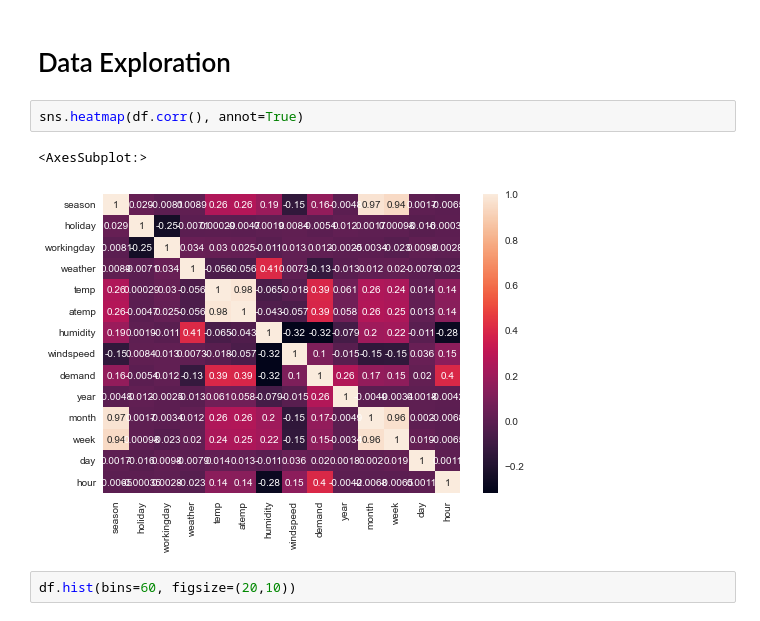
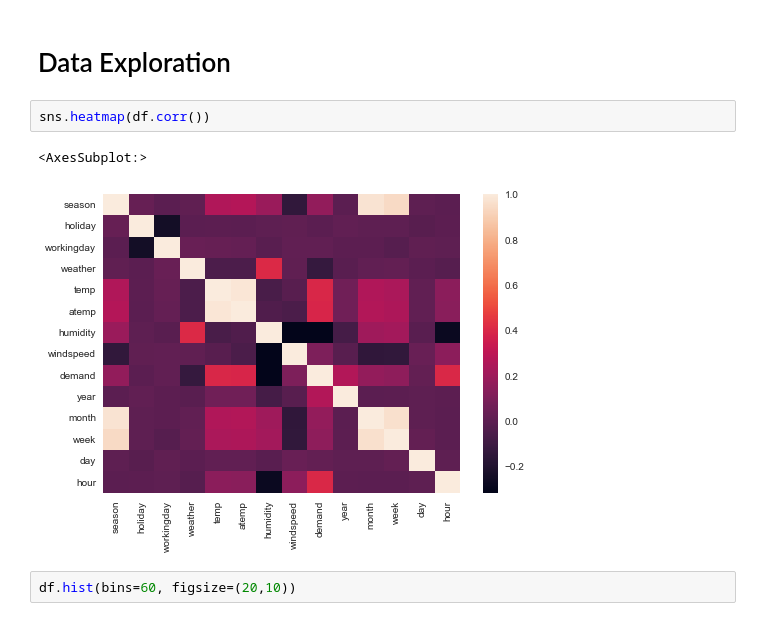
Before and after one commit to mags337/Bike-Sharing-Demand, a Jupyter notebook: Project_3/Project 3 - Regression - Bike.ipynb, the cells around one changed output. Cells and saved outputs as stored; diff of their text form.

```diff
--- a/Project_3/Project 3 - Regression - Bike.ipynb
+++ b/Project_3/Project 3 - Regression - Bike.ipynb
@@ -61,10 +61,10 @@ df.head(1)
 # %% [markdown]
 # Data Exploration
 # %%
-sns.heatmap(df.corr(), annot=True)
+sns.heatmap(df.corr())
 # %% [output]
 <AxesSubplot:>
-[figure, old version]
+[figure, new version]
 # %%
 df.hist(bins=60, figsize=(20,10))
 # %% [output]
```
Also changed, not shown: parts of 2 cells of this notebook, 13 other files.
